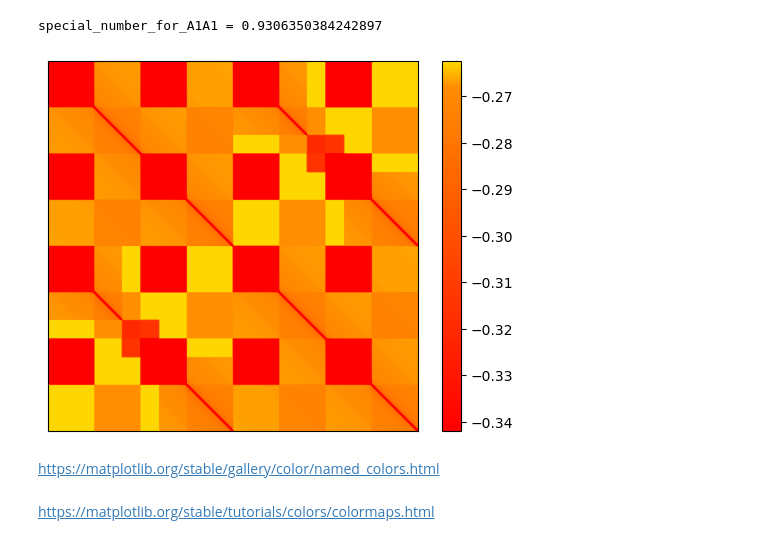
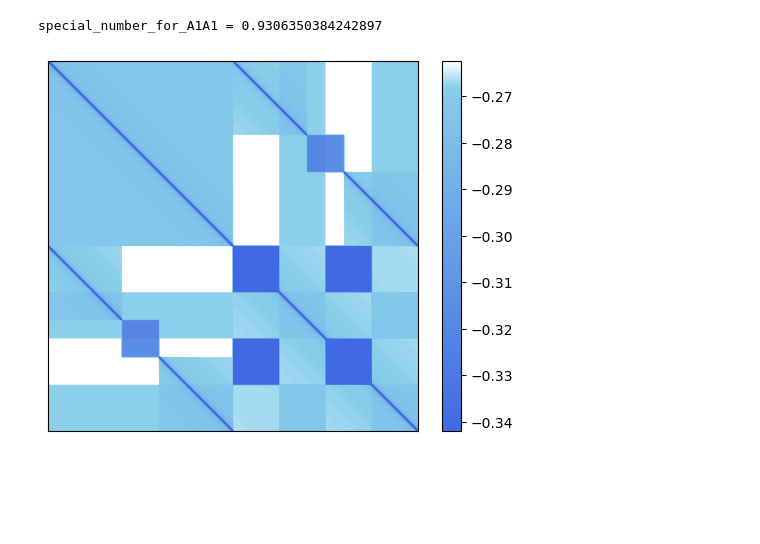
Before and after one commit to DiPierroLab/Douglas, a Jupyter notebook: 2_make_lambdas/visualize_lambdas.ipynb, the cells around one changed output. Drawn from its saved outputs; the diff is of its cells as text; code cells hidden in the pictures; blank space fills up the shorter version.

Commit message:
added a cell which makes a 2 color lambdas heat map

```diff
--- a/2_make_lambdas/visualize_lambdas.ipynb
+++ b/2_make_lambdas/visualize_lambdas.ipynb
@@ -26,18 +26,15 @@ special_number_for_A1A1 = 0.9306350384242897
 # %%
 # Plot lambdas
 
 # Make a colormap to distinguish the three type-to-type interactions by color.
-colors = ["red","darkorange","gold"]
+colors = ['royalblue','skyblue','white']
+#colors = ['black','lightgray','white']
 my_cmap = mpl.colors.LinearSegmentedColormap.from_list("my_cmap", list(zip(nodes,colors)))
 
 plt.imshow(Lambdas,vmin=vmin,vmax =vmax,cmap=my_cmap)
 plt.colorbar()
 plt.tick_params(left = False, right = False , labelleft = False , labelbottom = False, bottom = False)#Remove ticks and axis labels.
 plt.savefig(path+"lambdas"+str(directory)+".pdf")
 plt.show()
 # %% [output]
-[figure, old version]
+[figure, new version]
-# %% [markdown]
-https://matplotlib.org/stable/gallery/color/named_colors.html
-# %% [markdown]
-https://matplotlib.org/stable/tutorials/colors/colormaps.html
```
Also changed, not shown: parts of 1 cell of this notebook.
